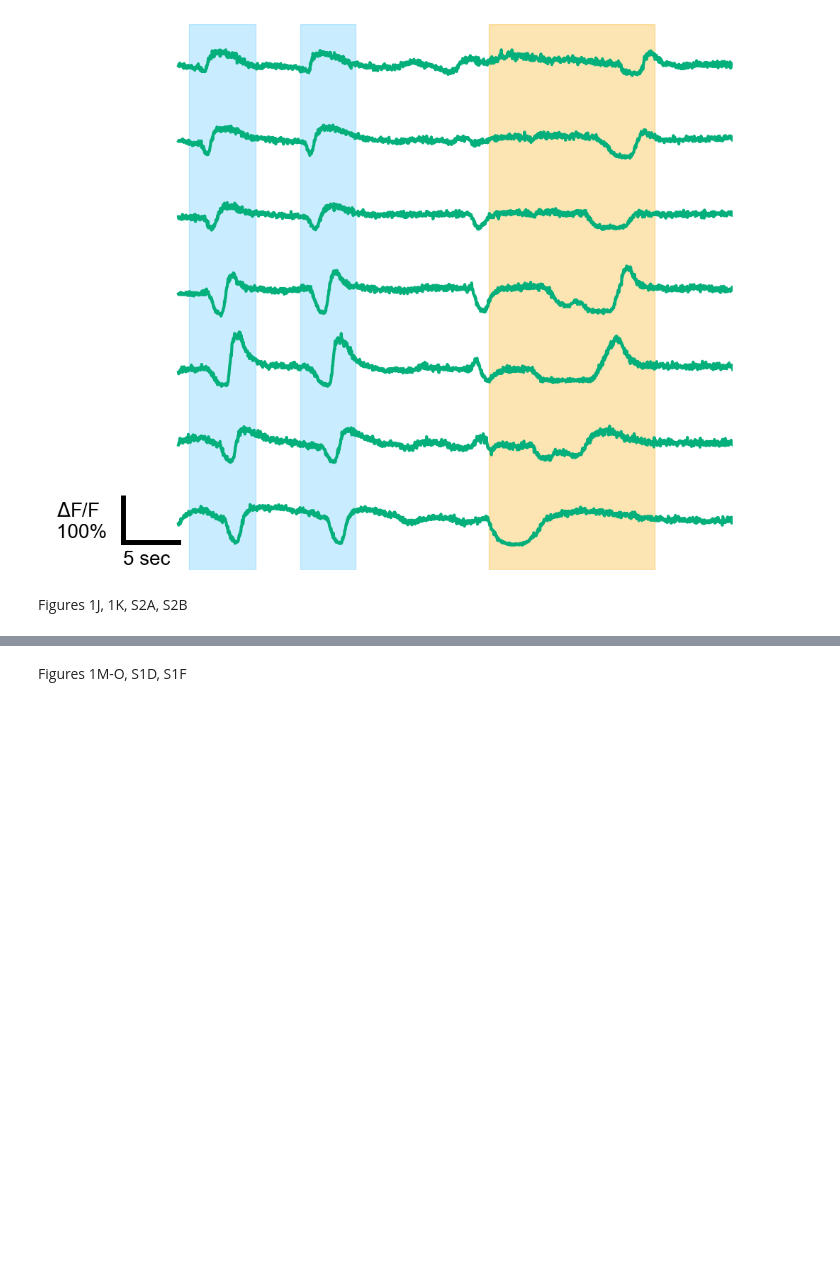
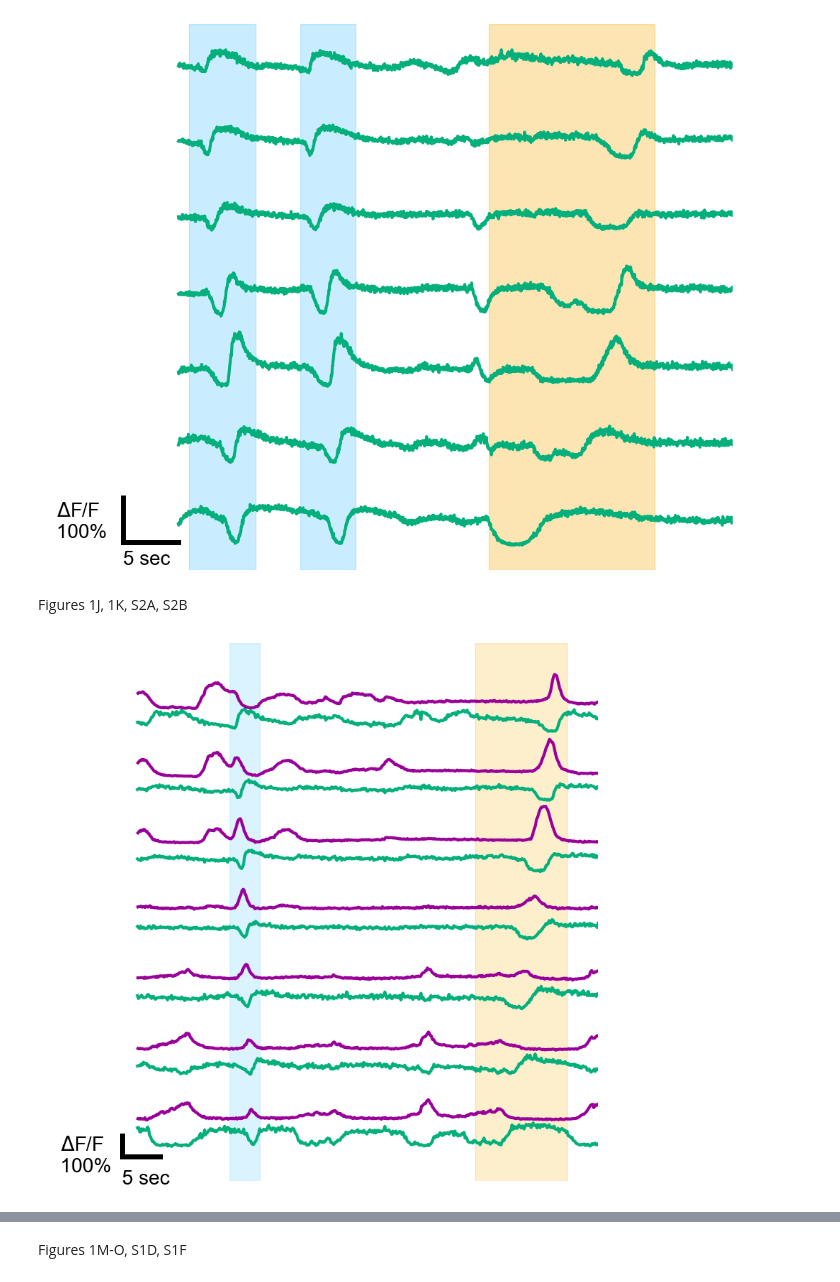
Before and after one commit to takahisad/Date_2026_A02l, a Jupyter notebook: codes/Fig1_S1_S2.ipynb, the cells around one changed output, grey strips where cells are left out. Saved outputs shown, nothing was run; the diff lists cells and outputs as text; code cells hidden in the pictures; blank space fills up the shorter version.

```diff
--- a/codes/Fig1_S1_S2.ipynb
+++ b/codes/Fig1_S1_S2.ipynb
@@ -116,5 +119,32 @@ plt.savefig('./figures/FigS1F.svg')
 Figures 1J, 1K, S2A, S2B
 # %%
 #Fig S2A
+# loade fluorescence trace data (time stamps, average fluorescence values of A02l and MN neurons)
+dF_F=pd.read_csv('../data/Fig1_S1_S2/FigS2A_data/240903_A02l_eve_dF_F.csv')
+
+fig = plt.figure(figsize=(8,8)); ax = fig.add_subplot(111);
+plt.rcParams["font.family"] = "Arial"
+plt.axvspan(142,146, color=(77/255,196/255,255/255), alpha=0.2)
+plt.axvspan(174,186,color=(246/255,170/255,0/255), alpha=0.2)
+step=3.4
+for i in range(7):
+    key='A02l_A'+str(i+1)+'L'
+    plt.plot(dF_F['time_A02l'][dF_F['time_A02l']>130],dF_F[key][dF_F['time_A02l']>130]+step*(6-i),label=key, c=(3/255,175/255,122/255), lw=3)
+    key='MN_A'+str(i+1)+'L'
+    plt.plot(dF_F['time_MN'][dF_F['time_MN']>130],dF_F[key][dF_F['time_MN']>130]+1+step*(6-i),label=key, c=(153/255,0, 153/255), lw=3)
+plt.ylabel('dF/F', fontsize=16)
+plt.xlabel('time [s]')
+plt.xlim(59*2,95*2)
+ax.axis("off")
+ax.plot([128,128,128,128], [-1,-1,0,0], lw=5, c='k')
+ax.plot([128,128,133,133], [-1,-1,-1,-1], lw=5, c='k')
+ax.text(120,-2, "$\Delta$F/F \n100%", ha='left', va='bottom', c='k', fontsize=20)
+ax.text(128,-2.6, "5 sec", ha='left', va='bottom', rotation='horizontal', c='k', fontsize=20)
+
+#plt.xlim(0,70)
+plt.tight_layout()
+plt.savefig('figures/FigS2A.svg')
+# %% [output]
+[figure, added]
 # %%
 #Fig S2B
```
Also changed, not shown: parts of 10 cells of this notebook, 35 other files.
